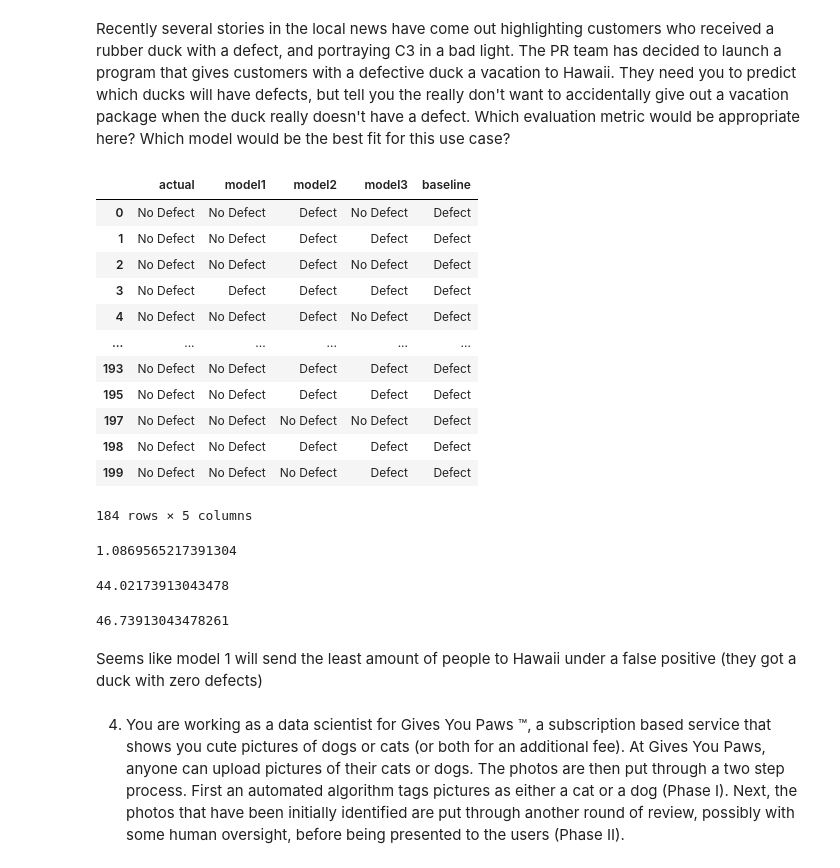
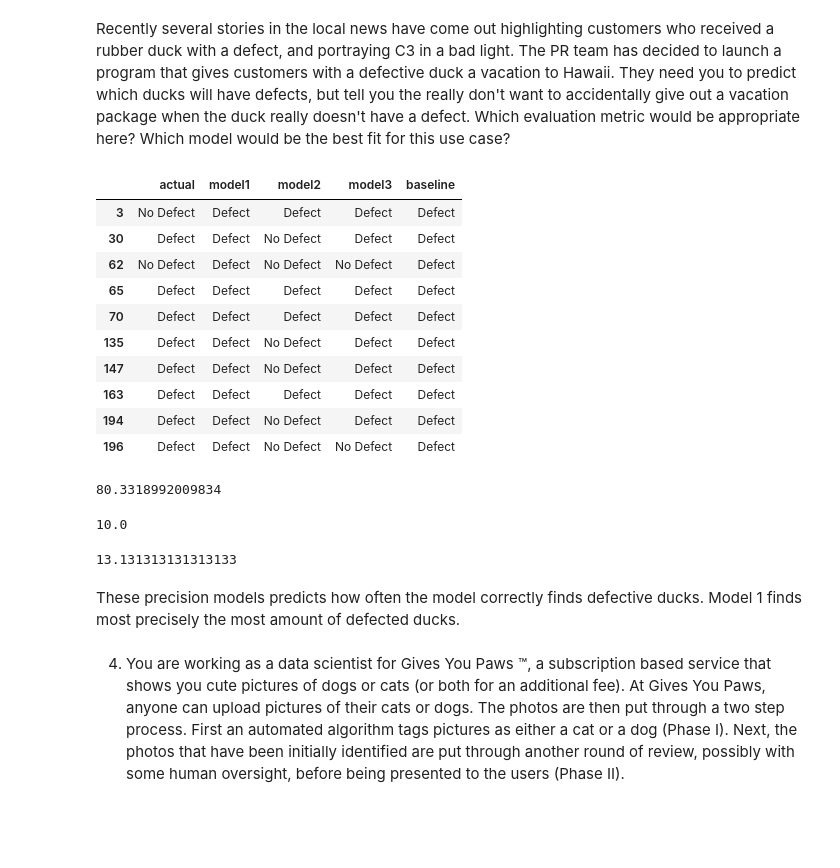
Before and after one commit to caroline-miller0921/classification_exercises, a Jupyter notebook: model_evaluation.ipynb, the cells around one changed output. Cells and saved outputs as stored; diff of their text form; code cells hidden in the pictures; blank space fills up the shorter version.

```diff
--- a/model_evaluation.ipynb
+++ b/model_evaluation.ipynb
@@ -167,44 +174,44 @@ Recently several stories in the local news have come out highlighting customers
 # %%
-subset = df[df.actual == 'No Defect']
-subset
+subset1 = df[df.model1 == 'Defect']
+subset1
+# so our positive is 'no defect'
 # %% [output]
 |  | actual | model1 | model2 | model3 | baseline |
-| 0 | No Defect | No Defect | Defect | No Defect | Defect |
-| 1 | No Defect | No Defect | Defect | Defect | Defect |
-| 2 | No Defect | No Defect | Defect | No Defect | Defect |
 | 3 | No Defect | Defect | Defect | Defect | Defect |
-| 4 | No Defect | No Defect | Defect | No Defect | Defect |
-| ... | ... | ... | ... | ... | ... |
-| 193 | No Defect | No Defect | Defect | Defect | Defect |
-| 195 | No Defect | No Defect | Defect | Defect | Defect |
-| 197 | No Defect | No Defect | No Defect | No Defect | Defect |
-| 198 | No Defect | No Defect | Defect | Defect | Defect |
-| 199 | No Defect | No Defect | No Defect | Defect | Defect |
+| 30 | Defect | Defect | No Defect | Defect | Defect |
+| 62 | No Defect | Defect | No Defect | No Defect | Defect |
+| 65 | Defect | Defect | Defect | Defect | Defect |
+| 70 | Defect | Defect | Defect | Defect | Defect |
+| 135 | Defect | Defect | No Defect | Defect | Defect |
+| 147 | Defect | Defect | No Defect | Defect | Defect |
+| 163 | Defect | Defect | Defect | Defect | Defect |
+| 194 | Defect | Defect | No Defect | Defect | Defect |
+| 196 | Defect | Defect | No Defect | No Defect | Defect |
-184 rows × 5 columns
 # %%
-model1_recall = (subset.actual != subset.model1).mean()
+model1_precision = (subset1.actual == subset1.model1).mean()
 (model1_recall * 100)
 # So when there was no defect, model 1's predictions said there
-# was a defect 1.09% of the time
+# was
 # %% [output]
-1.0869565217391304
+80.3318992009834
 # %%
-model2_recall = (subset.actual != subset.model2).mean()
-model2_recall * 100
+subset2 = df[df.model2 == 'Defect']
+model2_precision = (subset2.actual == subset2.model2).mean()
+model2_precision * 100
 # So model 2 said there was a defect when infact there was
 # no defect 44.02% of the time
 # %% [output]
-44.02173913043478
+10.0
 # %%
-model3_recall = (subset.actual != subset.model3).mean()
-model3_recall * 100
+subset3 = df[df.model3 == 'Defect']
+model3_precision = (subset3.actual == subset3.model3).mean()
+model3_precision * 100
 # So model 3 said that there was a defect when infact there
 # was not a defect 46.74% of the time
 # %% [output]
-46.73913043478261
+13.131313131313133
 # %% [markdown]
-Seems like model 1 will send the least amount of people to Hawaii
-under a false positive (they got a duck with zero defects)
+These precision models predicts how often the model correctly finds defective ducks. Model 1 finds most precisely the most amount of defected ducks.
 # %% [markdown]
 4. You are working as a data scientist for Gives You Paws ™, a subscription based service that shows you cute pictures of dogs or cats (or both for an additional fee).
 At Gives You Paws, anyone can upload pictures of their cats or dogs. The photos are then put through a two step process. First an automated algorithm tags pictures as either a cat or a dog (Phase I). Next, the photos that have been initially identified are put through another round of review, possibly with some human oversight, before being presented to the users (Phase II).
```
Also changed, not shown: parts of 10 cells of this notebook, 2 other files.
